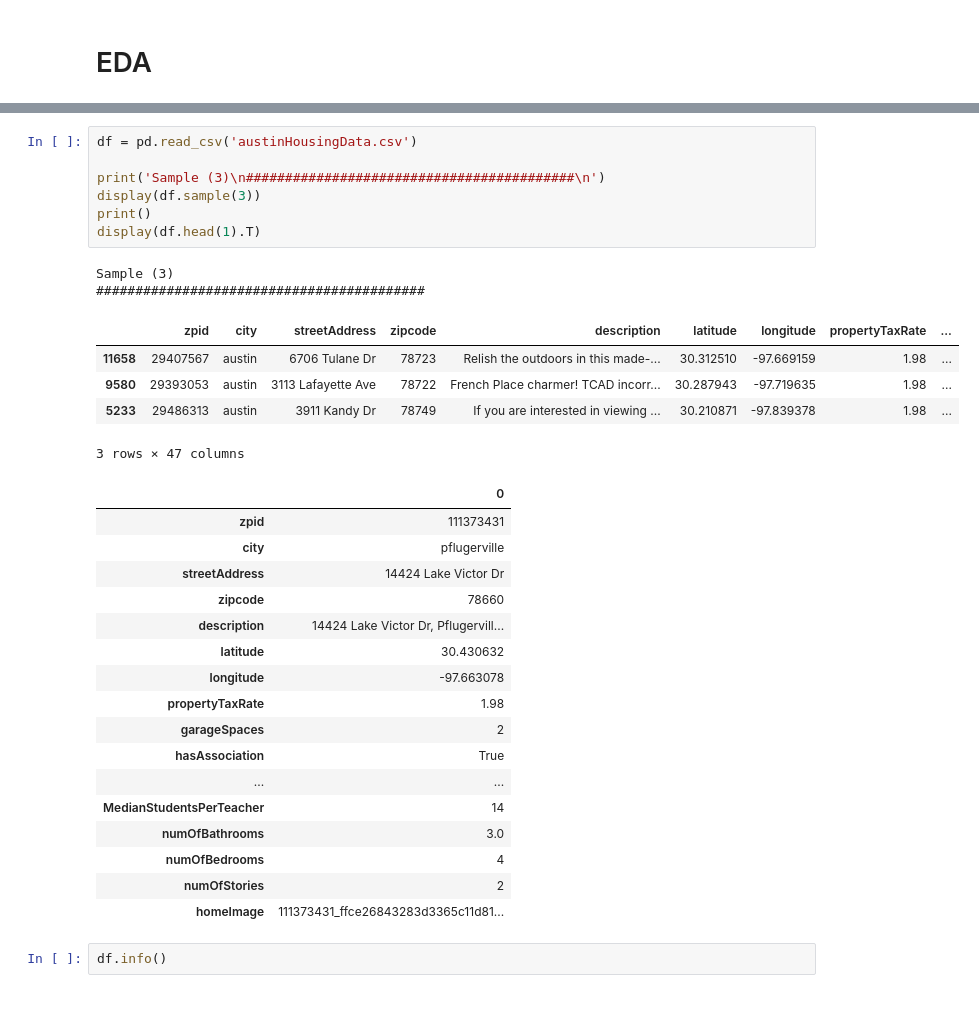
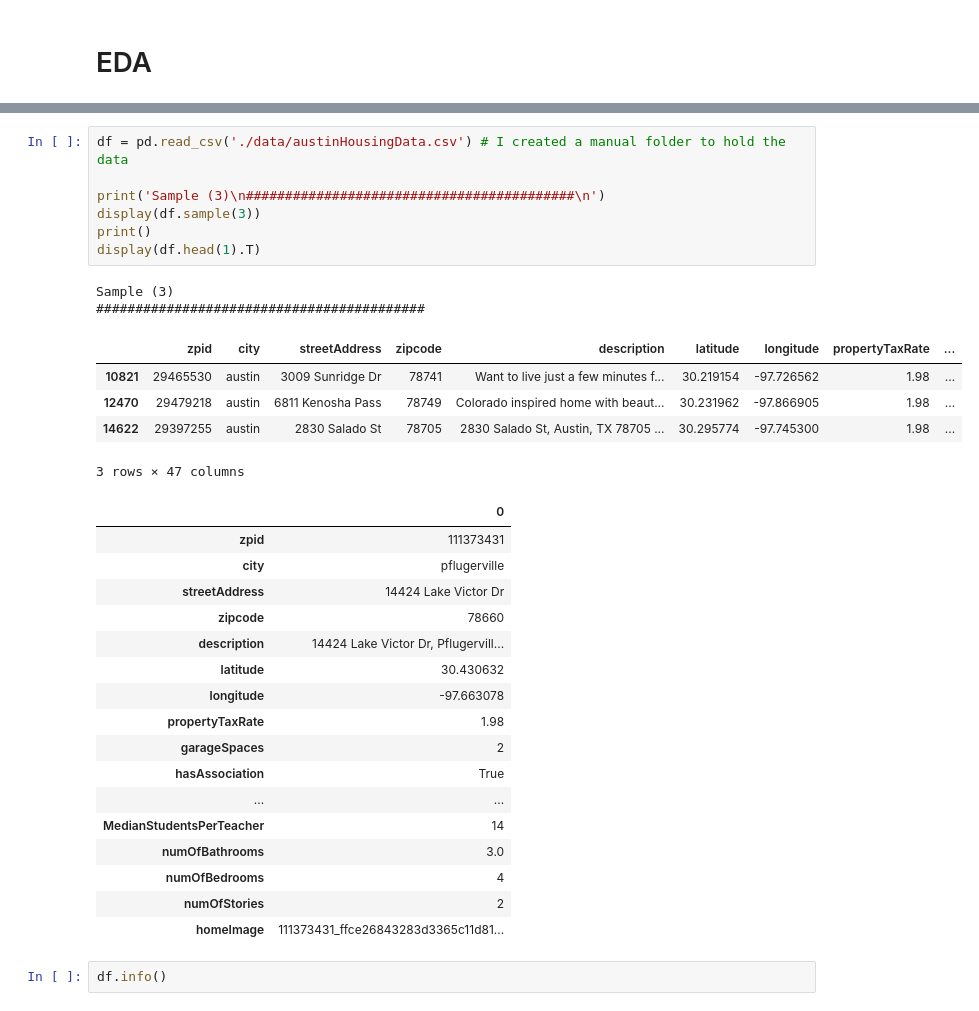
Before and after one commit to michaelfronda/ATXHousePrice, a Jupyter notebook: EDA.ipynb, the cells around one changed output, grey strips where cells are left out. Drawn from its saved outputs; the diff is of its cells as text.

```diff
--- a/EDA.ipynb
+++ b/EDA.ipynb
@@ -43,17 +78,17 @@ import seaborn as sns
 # %%
-df = pd.read_csv('austinHousingData.csv')
+df = pd.read_csv('./data/austinHousingData.csv') # I created a manual folder to hold the data
 
 print('Sample (3)\n##########################################\n')
 display(df.sample(3))
 print()
 display(df.head(1).T)
 # %% [output]
 Sample (3)
 ##########################################
 |  | zpid | city | streetAddress | zipcode | description | latitude | longitude | propertyTaxRate | ... |
-| 11658 | 29407567 | austin | 6706 Tulane Dr | 78723 | Relish the outdoors in this made-... | 30.312510 | -97.669159 | 1.98 | ... |
-| 9580 | 29393053 | austin | 3113 Lafayette Ave | 78722 | French Place charmer! TCAD incorr... | 30.287943 | -97.719635 | 1.98 | ... |
-| 5233 | 29486313 | austin | 3911 Kandy Dr | 78749 | If you are interested in viewing ... | 30.210871 | -97.839378 | 1.98 | ... |
+| 10821 | 29465530 | austin | 3009 Sunridge Dr | 78741 | Want to live just a few minutes f... | 30.219154 | -97.726562 | 1.98 | ... |
+| 12470 | 29479218 | austin | 6811 Kenosha Pass | 78749 | Colorado inspired home with beaut... | 30.231962 | -97.866905 | 1.98 | ... |
+| 14622 | 29397255 | austin | 2830 Salado St | 78705 | 2830 Salado St, Austin, TX 78705 ... | 30.295774 | -97.745300 | 1.98 | ... |
 3 rows × 47 columns
 |  | 0 |
 | zpid | 111373431 |
```
Also changed, not shown: parts of 56 cells of this notebook, 11 other files.
